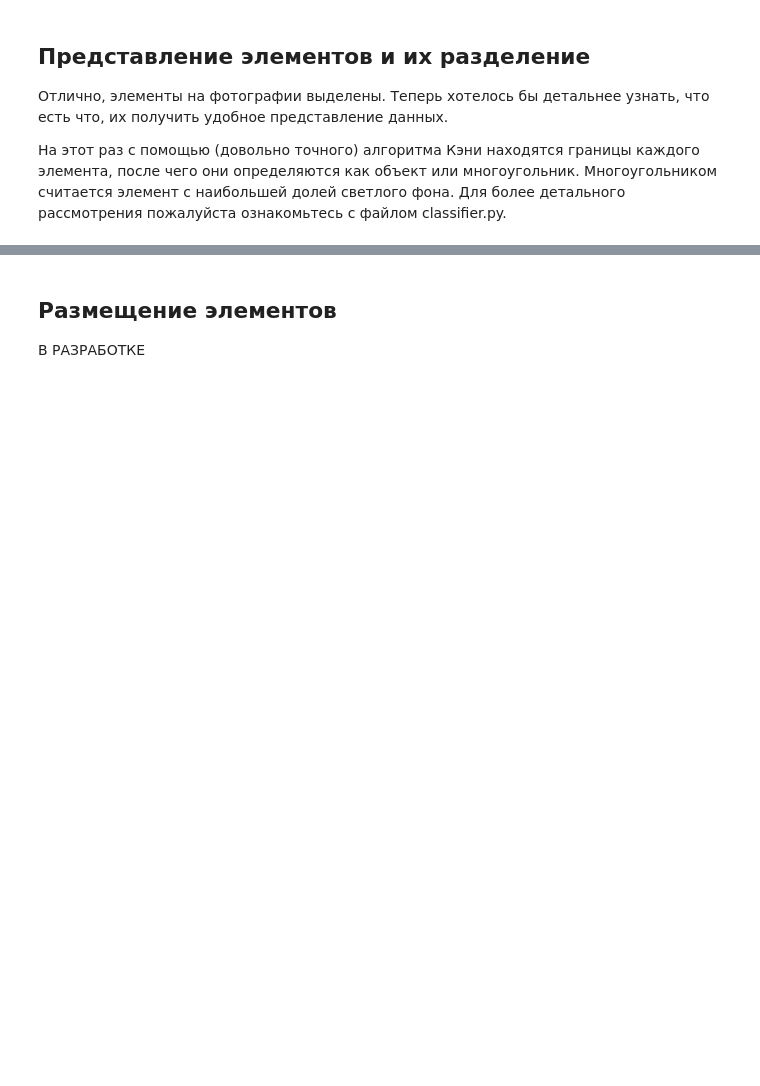
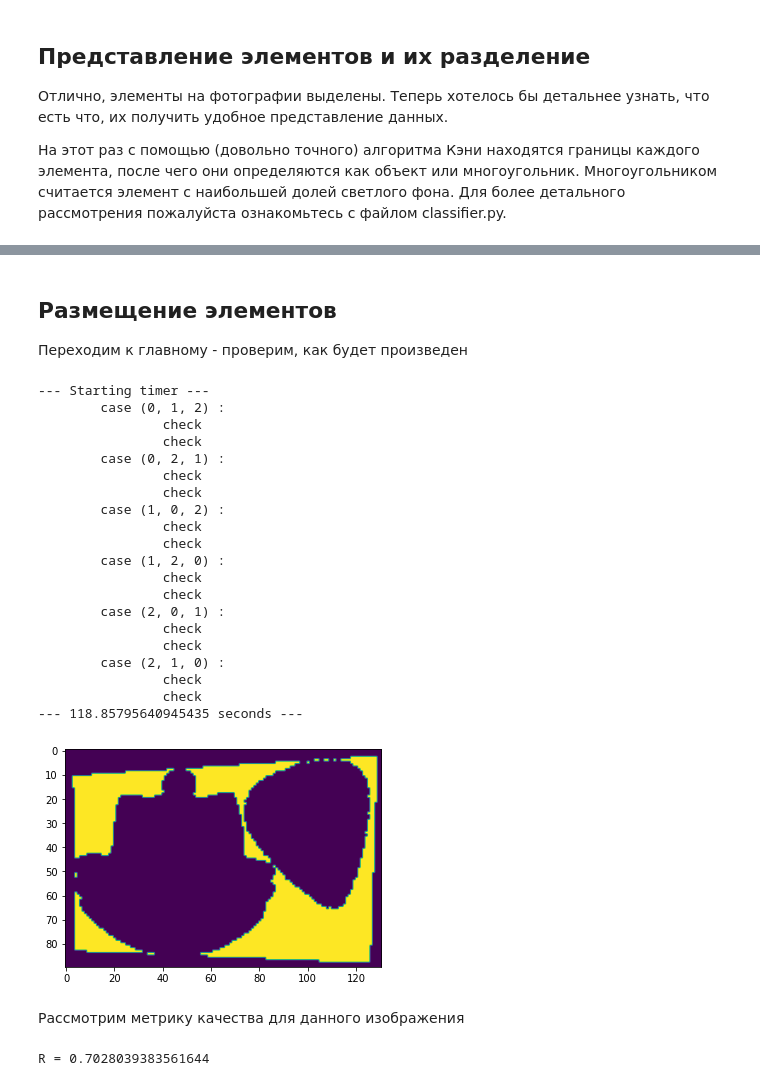
Before and after one commit to Drusiand/Intelligent_Placer, a Jupyter notebook: intelligent_placer.ipynb, the cells around one changed output, grey strips where cells are left out. Drawn from its saved outputs; the diff is of its cells as text; code cells hidden in the pictures; blank space fills up the shorter version.

Commit message:
Added object placing and other things, see README for details

```diff
--- a/intelligent_placer.ipynb
+++ b/intelligent_placer.ipynb
@@ -152,3 +174,41 @@ objects, polygon = classify(elements, verbose=True)
 # %% [markdown]
 ## Размещение элементов
-В РАЗРАБОТКЕ
+Переходим к главному - проверим, как будет произведен
+# %%
+from intelligent_placer_lib.solver import solve
+import matplotlib.pyplot as plt
+
+max_coverage = solve(objects, polygon)
+
+plt.imshow(max_coverage)
+plt.show()
+# %% [output]
+--- Starting timer ---
+        case (0, 1, 2) :
+                check
+                check
+        case (0, 2, 1) :
+                check
+                check
+        case (1, 0, 2) :
+                check
+                check
+        case (1, 2, 0) :
+                check
+                check
+        case (2, 0, 1) :
+                check
+                check
+        case (2, 1, 0) :
+                check
+                check
+--- 118.85795640945435 seconds ---
+[figure, added]
+# %% [markdown]
+Рассмотрим метрику качества для данного изображения
+# %%
+from intelligent_placer_lib.solver import coverage_ratio
+
+print('R =', coverage_ratio(max_coverage, objects, polygon))
+# %% [output]
+R = 0.7028039383561644
```
Also changed, not shown: parts of 2 cells of this notebook, 19 other files.
